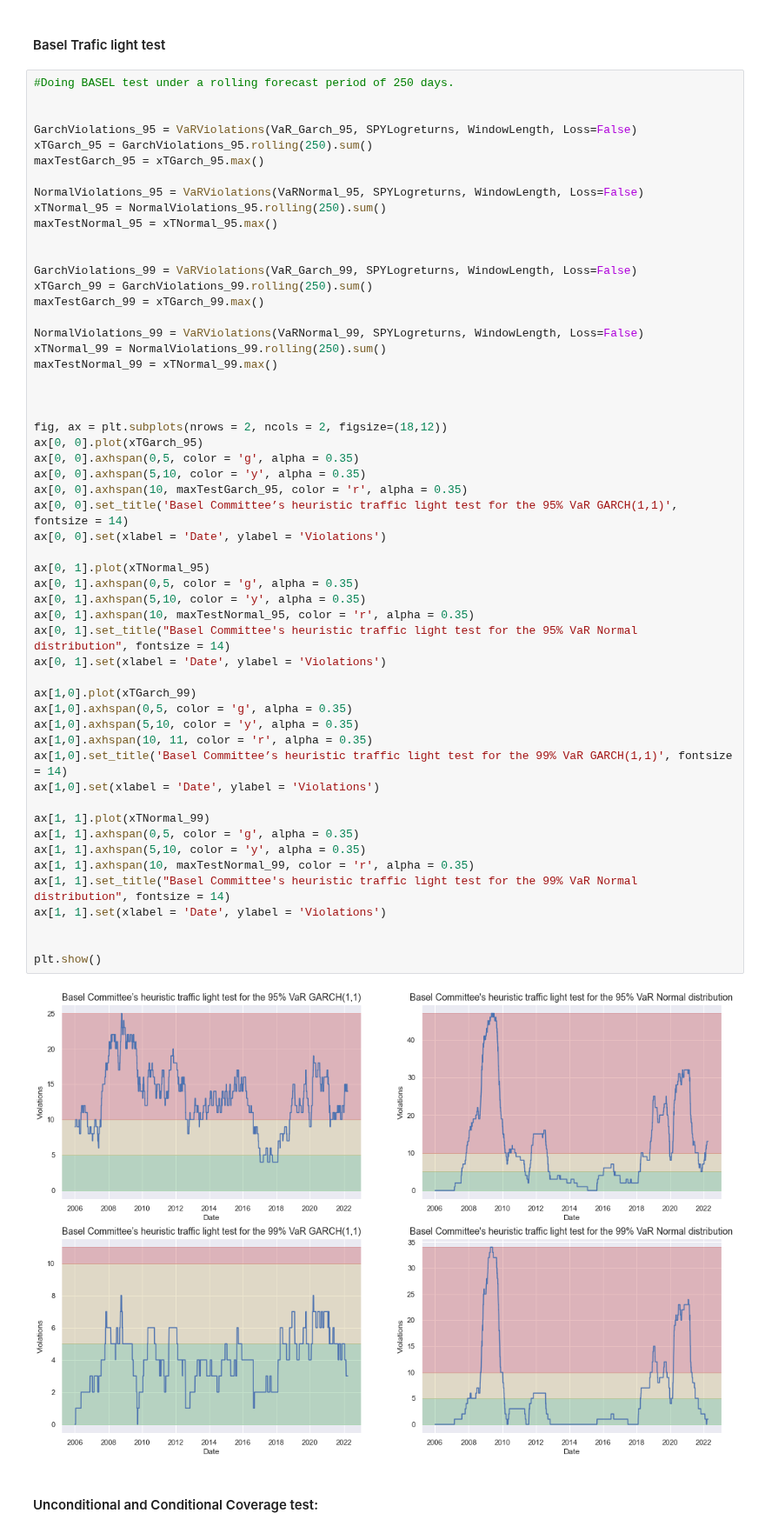
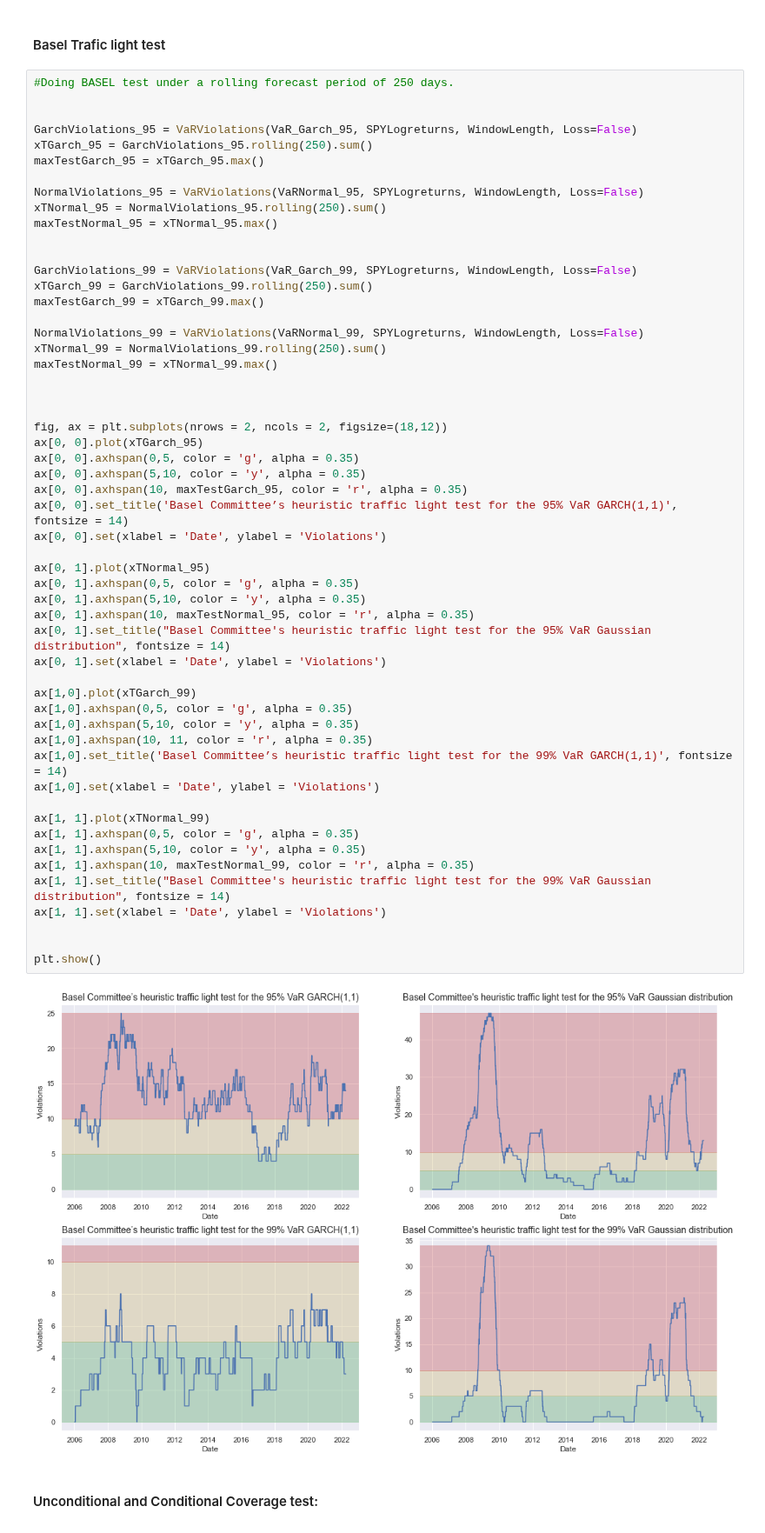
Before and after one commit to EdgyPanda/Python-Projects, a Jupyter notebook: VaR-Investigation/VaR Investigation.ipynb, the cells around one changed output. Shown at 87% size. Drawn from its saved outputs; the diff is of its cells as text.

```diff
--- a/VaR-Investigation/VaR Investigation.ipynb
+++ b/VaR-Investigation/VaR Investigation.ipynb
@@ -318,36 +318,36 @@ maxTestNormal_99 = xTNormal_99.max()
 fig, ax = plt.subplots(nrows = 2, ncols = 2, figsize=(18,12))
 ax[0, 0].plot(xTGarch_95)
 ax[0, 0].axhspan(0,5, color = 'g', alpha = 0.35)
 ax[0, 0].axhspan(5,10, color = 'y', alpha = 0.35)
 ax[0, 0].axhspan(10, maxTestGarch_95, color = 'r', alpha = 0.35)
 ax[0, 0].set_title('Basel Committee’s heuristic traffic light test for the 95% VaR GARCH(1,1)', fontsize = 14)
 ax[0, 0].set(xlabel = 'Date', ylabel = 'Violations')
 
 ax[0, 1].plot(xTNormal_95)
 ax[0, 1].axhspan(0,5, color = 'g', alpha = 0.35)
 ax[0, 1].axhspan(5,10, color = 'y', alpha = 0.35)
 ax[0, 1].axhspan(10, maxTestNormal_95, color = 'r', alpha = 0.35)
-ax[0, 1].set_title("Basel Committee's heuristic traffic light test for the 95% VaR Normal distribution", fontsize = 14)
+ax[0, 1].set_title("Basel Committee's heuristic traffic light test for the 95% VaR Gaussian distribution", fontsize = 14)
 ax[0, 1].set(xlabel = 'Date', ylabel = 'Violations')
 
 ax[1,0].plot(xTGarch_99)
 ax[1,0].axhspan(0,5, color = 'g', alpha = 0.35)
 ax[1,0].axhspan(5,10, color = 'y', alpha = 0.35)
 ax[1,0].axhspan(10, 11, color = 'r', alpha = 0.35)
 ax[1,0].set_title('Basel Committee’s heuristic traffic light test for the 99% VaR GARCH(1,1)', fontsize = 14)
 ax[1,0].set(xlabel = 'Date', ylabel = 'Violations')
 
 ax[1, 1].plot(xTNormal_99)
 ax[1, 1].axhspan(0,5, color = 'g', alpha = 0.35)
 ax[1, 1].axhspan(5,10, color = 'y', alpha = 0.35)
 ax[1, 1].axhspan(10, maxTestNormal_99, color = 'r', alpha = 0.35)
-ax[1, 1].set_title("Basel Committee's heuristic traffic light test for the 99% VaR Normal distribution", fontsize = 14)
+ax[1, 1].set_title("Basel Committee's heuristic traffic light test for the 99% VaR Gaussian distribution", fontsize = 14)
 ax[1, 1].set(xlabel = 'Date', ylabel = 'Violations')
 
 
 plt.show()
 # %% [output]
-[figure, old version]
+[figure, new version]
 # %% [markdown]
 #### Unconditional and Conditional Coverage test:
 # %%
```
Also changed, not shown: parts of 27 cells of this notebook.
